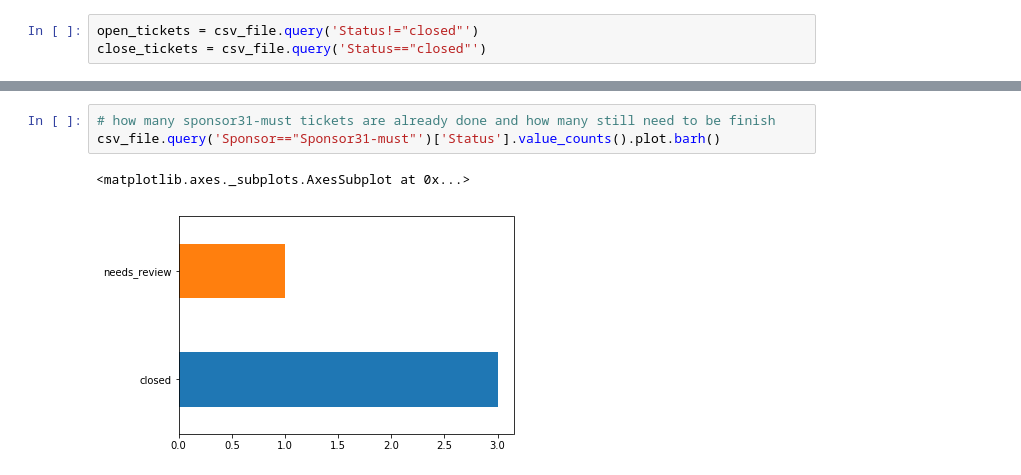
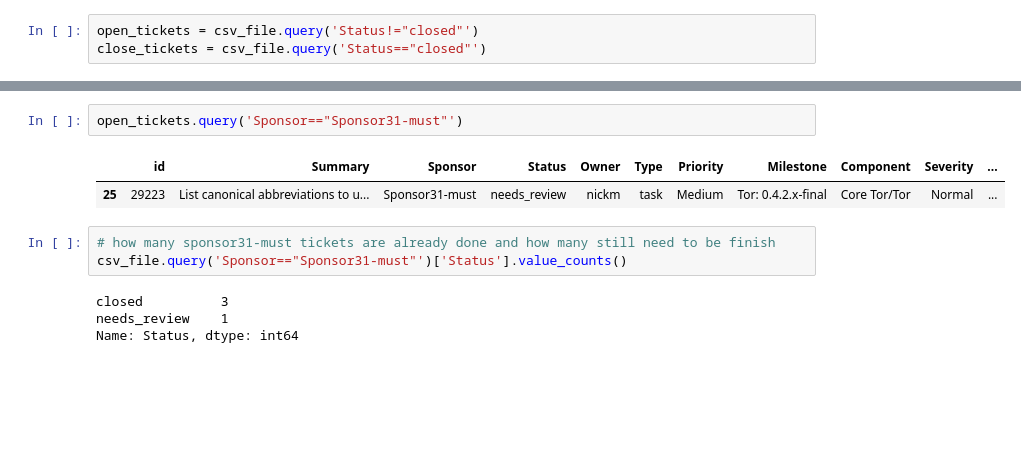
Before and after one commit to gabelula/trac-tor, a Jupyter notebook: Sponsor 31.ipynb, the cells around one changed output, grey strips where cells are left out. Drawn from its saved outputs; the diff is of its cells as text; blank space fills up the shorter version.

```diff
--- a/Sponsor 31.ipynb
+++ b/Sponsor 31.ipynb
@@ -68,9 +68,15 @@ open_tickets['Sponsor'].value_counts().plot.barh()
+# %%
+open_tickets.query('Sponsor=="Sponsor31-must"')
+# %% [output]
+|  | id | Summary | Sponsor | Status | Owner | Type | Priority | Milestone | Component | Severity | ... |
+| 25 | 29223 | List canonical abbreviations to u... | Sponsor31-must | needs_review | nickm | task | Medium | Tor: 0.4.2.x-final | Core Tor/Tor | Normal | ... |
 # %%
 # how many sponsor31-must tickets are already done and how many still need to be finish
-csv_file.query('Sponsor=="Sponsor31-must"')['Status'].value_counts().plot.barh()
+csv_file.query('Sponsor=="Sponsor31-must"')['Status'].value_counts()
 # %% [output]
-<matplotlib.axes._subplots.AxesSubplot at 0x...>
+closed          3
+needs_review    1
+Name: Status, dtype: int64
-[figure, removed]
 # %%
 # what about the 'could be done' tickets
 csv_file.query('Sponsor=="Sponsor31-can"')['Status'].value_counts().plot.barh()
```
Also changed, not shown: parts of 12 cells of this notebook, 3 other files.
